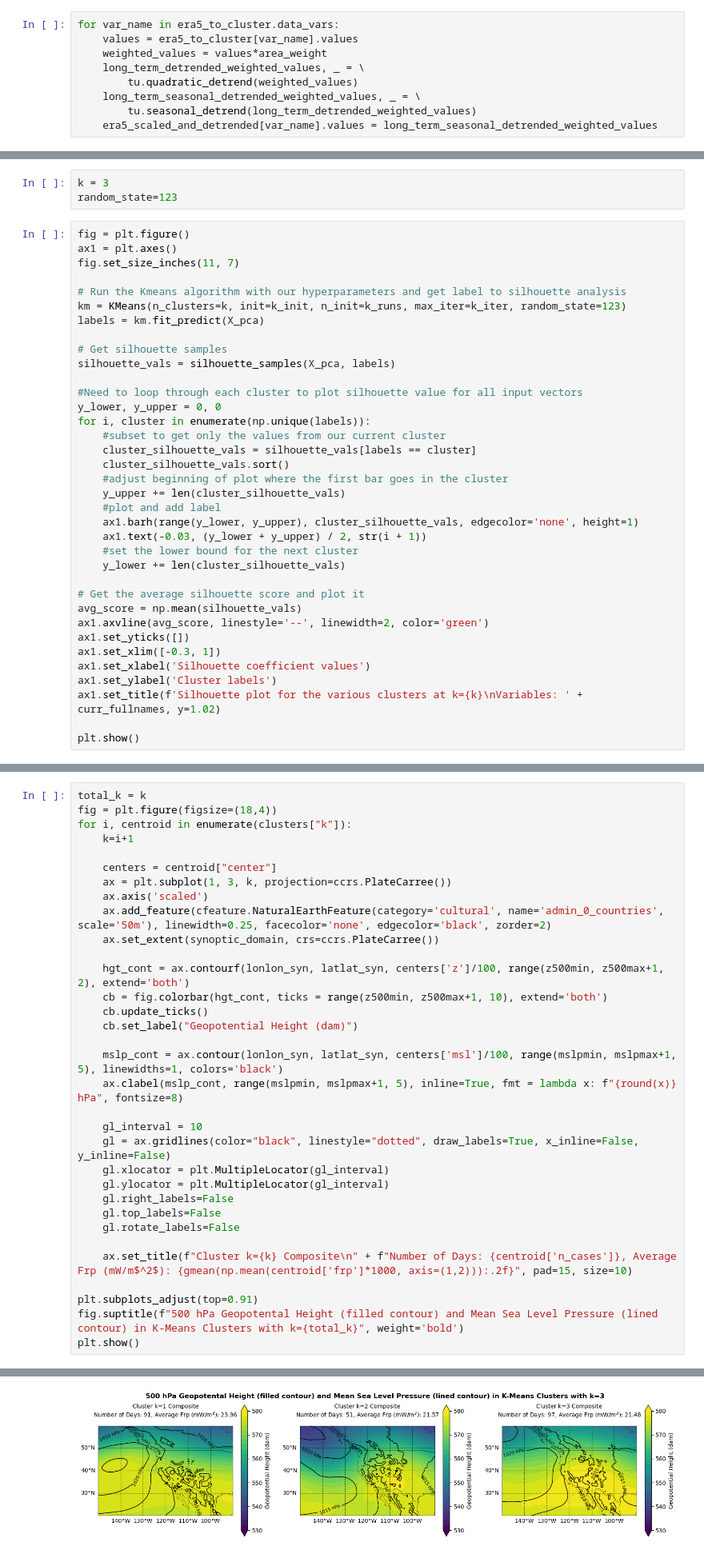
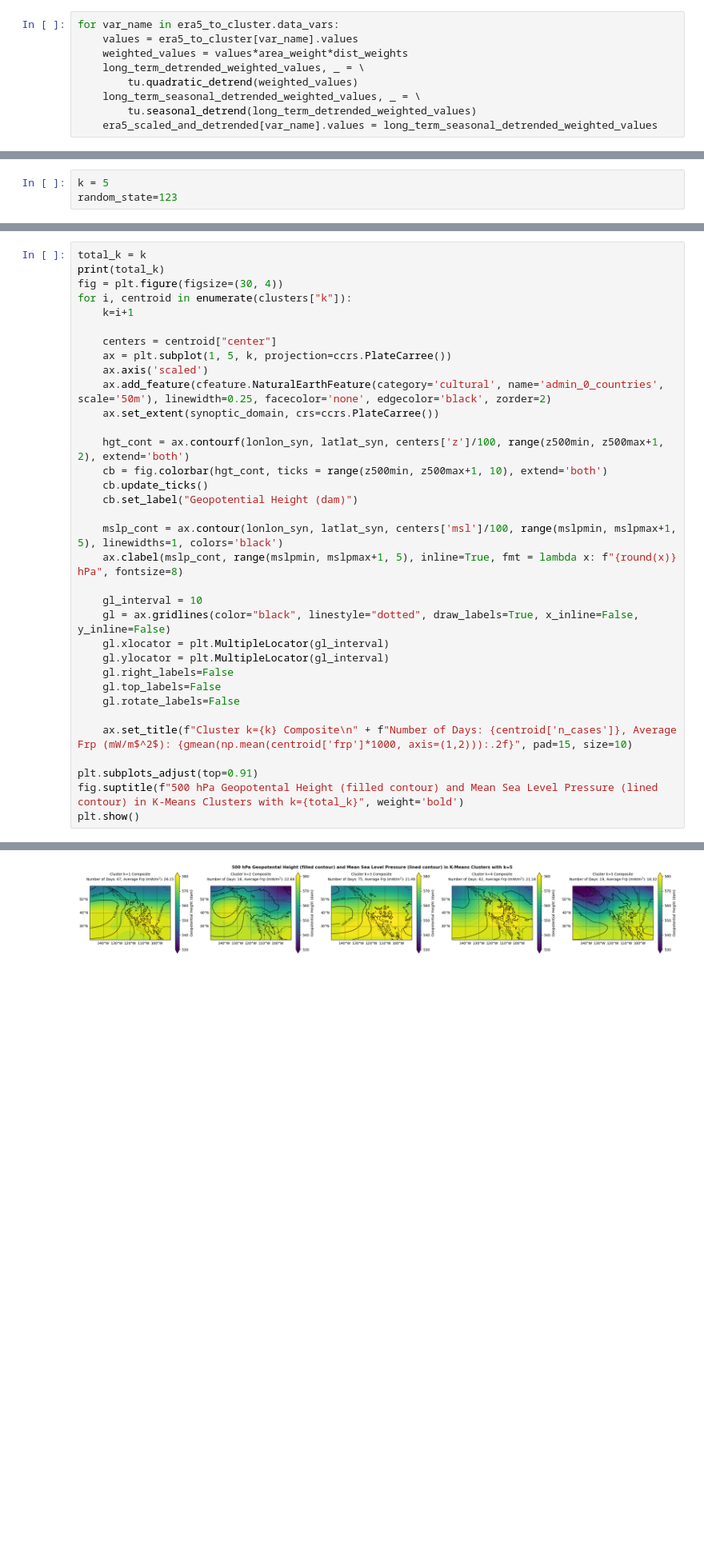
Before and after one commit to aeol1an/NorcalFireRegimes, a Jupyter notebook: clustering.ipynb, the cells around one changed output, grey strips where cells are left out. Shown: that part at 80% size. Saved outputs shown, nothing was run; the diff lists cells and outputs as text; blank space fills up the shorter version.

Commit message:
settled on final clusters (frfr)

```diff
--- a/clustering.ipynb
+++ b/clustering.ipynb
@@ -168,7 +169,7 @@ array([[0.66632004, 0.66632004, 0.66632004, ..., 0.66632004, 0.66632004,
 # %%
 for var_name in era5_to_cluster.data_vars:
     values = era5_to_cluster[var_name].values
-    weighted_values = values*area_weight
+    weighted_values = values*area_weight*dist_weights
     long_term_detrended_weighted_values, _ = \
         tu.quadratic_detrend(weighted_values)
     long_term_seasonal_detrended_weighted_values, _ = \
@@ -227,39 +228,3 @@ Starting Davies_Bouldin:
 # %%
-k = 3
+k = 5
 random_state=123
-# %%
-fig = plt.figure()
-ax1 = plt.axes()
-fig.set_size_inches(11, 7)
-
-# Run the Kmeans algorithm with our hyperparameters and get label to silhouette analysis
-km = KMeans(n_clusters=k, init=k_init, n_init=k_runs, max_iter=k_iter, random_state=123)
-labels = km.fit_predict(X_pca)
-
-# Get silhouette samples
-silhouette_vals = silhouette_samples(X_pca, labels)
-
-#Need to loop through each cluster to plot silhouette value for all input vectors
-y_lower, y_upper = 0, 0
-for i, cluster in enumerate(np.unique(labels)):
-    #subset to get only the values from our current cluster
-    cluster_silhouette_vals = silhouette_vals[labels == cluster]
-    cluster_silhouette_vals.sort()
-    #adjust beginning of plot where the first bar goes in the cluster
-    y_upper += len(cluster_silhouette_vals)
-    #plot and add label
-    ax1.barh(range(y_lower, y_upper), cluster_silhouette_vals, edgecolor='none', height=1)
-    ax1.text(-0.03, (y_lower + y_upper) / 2, str(i + 1))
-    #set the lower bound for the next cluster
-    y_lower += len(cluster_silhouette_vals)
-
-# Get the average silhouette score and plot it
-avg_score = np.mean(silhouette_vals)
-ax1.axvline(avg_score, linestyle='--', linewidth=2, color='green')
-ax1.set_yticks([])
-ax1.set_xlim([-0.3, 1])
-ax1.set_xlabel('Silhouette coefficient values')
-ax1.set_ylabel('Cluster labels')
-ax1.set_title(f'Silhouette plot for the various clusters at k={k}\nVariables: ' + curr_fullnames, y=1.02)
-
-plt.show()
@@ -316,12 +326,13 @@ mslpmin = 1000
 mslpmax = 1030
 # %%
 total_k = k
-fig = plt.figure(figsize=(18,4))
+print(total_k)
+fig = plt.figure(figsize=(30, 4))
 for i, centroid in enumerate(clusters["k"]):
     k=i+1
 
     centers = centroid["center"]
-    ax = plt.subplot(1, 3, k, projection=ccrs.PlateCarree())
+    ax = plt.subplot(1, 5, k, projection=ccrs.PlateCarree())
     ax.axis('scaled')
     ax.add_feature(cfeature.NaturalEarthFeature(category='cultural', name='admin_0_countries', scale='50m'), linewidth=0.25, facecolor='none', edgecolor='black', zorder=2)
     ax.set_extent(synoptic_domain, crs=ccrs.PlateCarree())
@@ -351,4 +363,4 @@ plt.show()
-[figure, old version]
+[figure, new version]
 # %%
 with open(root/'clusters.pkl', 'wb') as f:
     pickle.dump(clusters, f)
```
Also changed, not shown: parts of 10 cells of this notebook, 2 other files.
